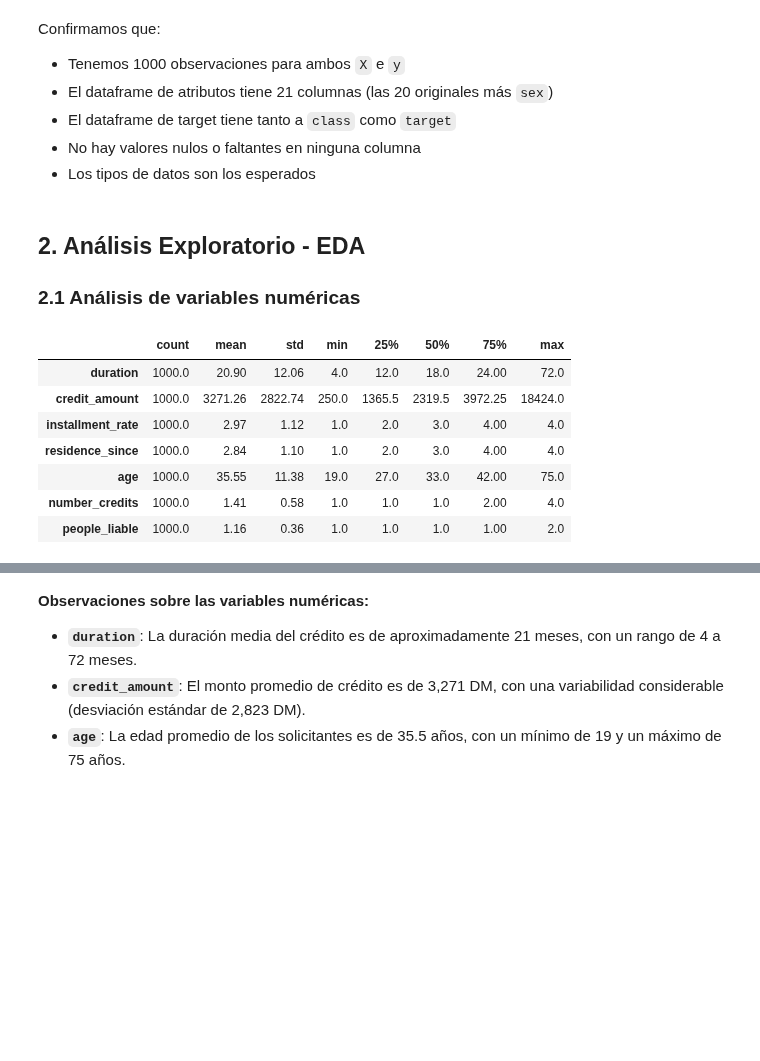
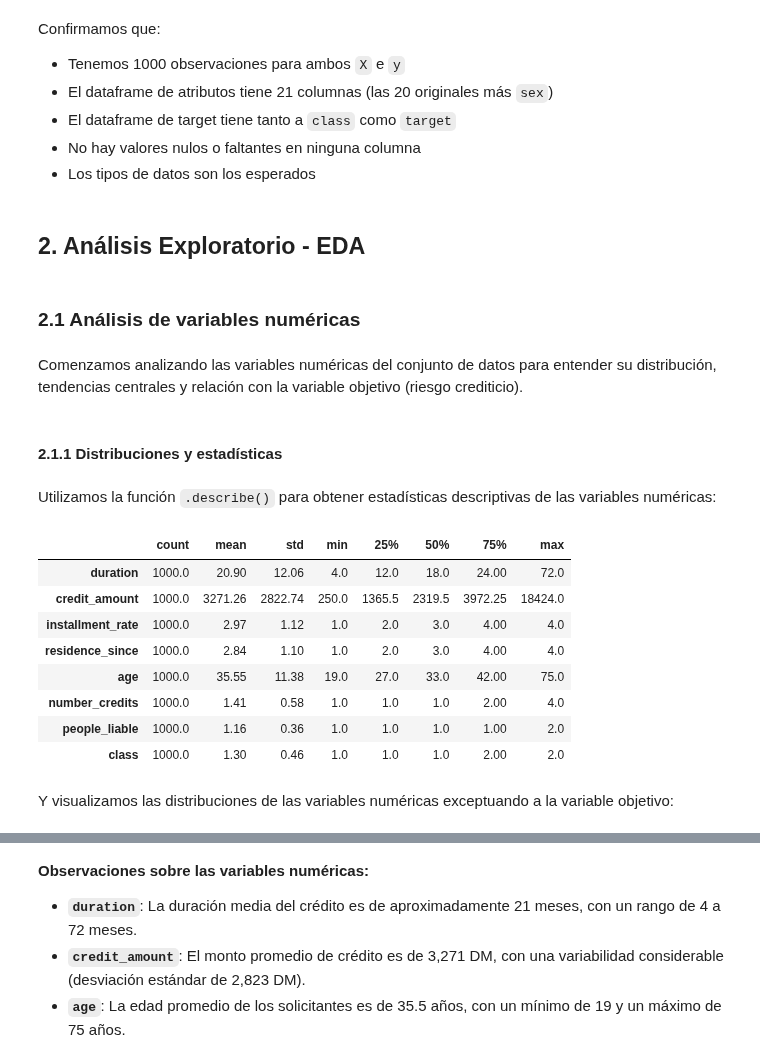
Before and after one commit to Gerardo1909/tpfinal_equidad, a Jupyter notebook: tp_final_fairness_ML/notebooks/main.ipynb, the cells around one changed output, grey strips where cells are left out. Cells and saved outputs as stored; diff of their text form; code cells hidden in the pictures; blank space fills up the shorter version.

```diff
--- a/tp_final_fairness_ML/notebooks/main.ipynb
+++ b/tp_final_fairness_ML/notebooks/main.ipynb
@@ -376,6 +375,5 @@ La variable objetivo `class` actualmente está codificada como $1$ (bajo riesgo)
 # %%
-y["target"] = y["class"].copy()
-y = y.replace({"target": {1: "low_risk", 2: "high_risk"}})
+y.loc[:, "target"] = y["class"].map({1: 'low_risk', 2: 'high_risk'})
 y.value_counts()
 # %% [output]
 A value is trying to be set on a copy of a slice from a DataFrame.
@@ -436,19 +434,30 @@ Confirmamos que:
 - Los tipos de datos son los esperados
 # %% [markdown]
 ## 2. Análisis Exploratorio - EDA
-### 2.1 Análisis de variables numéricas
+# %% [markdown]
+### 2.1 Análisis de variables numéricas
+# %% [markdown]
+Comenzamos analizando las variables numéricas del conjunto de datos para entender su distribución, tendencias centrales y relación con la variable objetivo (riesgo crediticio).
+# %% [markdown]
+#### 2.1.1 Distribuciones y estadísticas
+# %% [markdown]
+Utilizamos la función `.describe()` para obtener estadísticas descriptivas de las variables numéricas:
 # %%
-# Resumen estadístico de los atributos numéricos
-X.describe().round(2).T
+X_with_target = pd.concat([X, y["class"]], axis=1)
+
+X_with_target.describe().round(2).T
 # %% [output]
 |  | count | mean | std | min | 25% | 50% | 75% | max |
 | duration | 1000.0 | 20.90 | 12.06 | 4.0 | 12.0 | 18.0 | 24.00 | 72.0 |
 | credit_amount | 1000.0 | 3271.26 | 2822.74 | 250.0 | 1365.5 | 2319.5 | 3972.25 | 18424.0 |
 | installment_rate | 1000.0 | 2.97 | 1.12 | 1.0 | 2.0 | 3.0 | 4.00 | 4.0 |
 | residence_since | 1000.0 | 2.84 | 1.10 | 1.0 | 2.0 | 3.0 | 4.00 | 4.0 |
 | age | 1000.0 | 35.55 | 11.38 | 19.0 | 27.0 | 33.0 | 42.00 | 75.0 |
 | number_credits | 1000.0 | 1.41 | 0.58 | 1.0 | 1.0 | 1.0 | 2.00 | 4.0 |
 | people_liable | 1000.0 | 1.16 | 0.36 | 1.0 | 1.0 | 1.0 | 1.00 | 2.0 |
+| class | 1000.0 | 1.30 | 0.46 | 1.0 | 1.0 | 1.0 | 2.00 | 2.0 |
+# %% [markdown]
+Y visualizamos las distribuciones de las variables numéricas exceptuando a la variable objetivo:
 # %%
 # Histogramas para cada variable de tipo numérica
 fig, ax = plt.subplots(4, 2, figsize=(12, 10))
```
Also changed, not shown: parts of 96 cells of this notebook, 2 other files.
